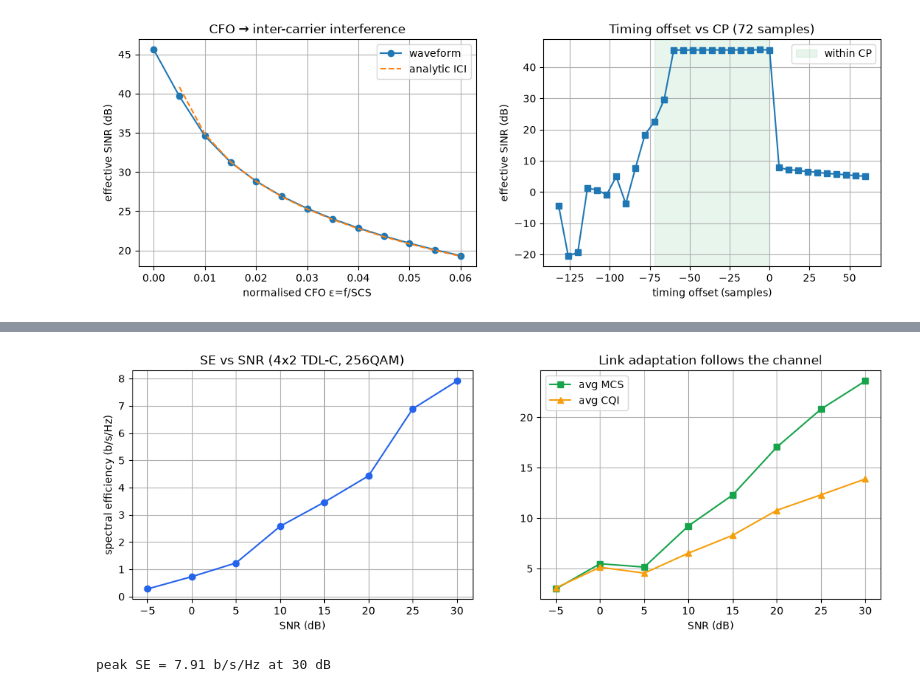
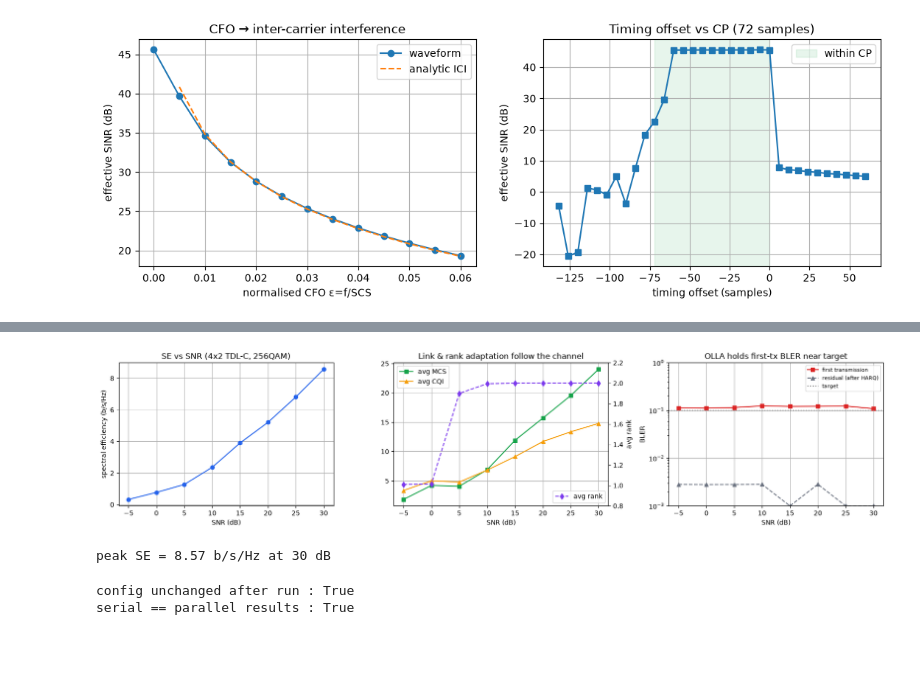
Before and after one commit to HelloSYQ/Claude, a Jupyter notebook: notebooks/NR_Downlink_Simulator_Guide.ipynb, the cells around one changed output, grey strips where cells are left out. Saved outputs shown, nothing was run; the diff lists cells and outputs as text; code cells hidden in the pictures; blank space fills up the shorter version.

```diff
--- a/notebooks/NR_Downlink_Simulator_Guide.ipynb
+++ b/notebooks/NR_Downlink_Simulator_Guide.ipynb
@@ -388,28 +545,51 @@ Here is a full SNR sweep for a 4×2 CDL-C link (256QAM, link-adaptation on).
 # %%
 from nrdlsim.config import SimConfig, HARQConfig
 from nrdlsim.link_simulator import NRDownlinkSimulator
 
 cfg = SimConfig(
     carrier=CarrierConfig(mu=1, n_size_grid=51),
     pdsch=PDSCHConfig(num_rb=51, num_layers=2, mcs_table=2),
     antenna=AntennaConfig(n_tx=4, n_rx=2),
     channel=ChannelConfig(model="TDL-C", delay_spread_ns=100, max_doppler_hz=100),
-    snr_db_range=(-5, 30, 5), num_slots=60)
+    snr_db_range=(-5, 30, 5), num_slots=400)
 results = NRDownlinkSimulator(cfg).run(n_jobs=-1)   # parallel across SNR points
 
 snrs = [r.snr_db for r in results]
 se   = [r.spectral_efficiency for r in results]
-fig,(a1,a2)=plt.subplots(1,2,figsize=(13,4))
+fig,(a1,a2,a3)=plt.subplots(1,3,figsize=(17,4))
 a1.plot(snrs, se, "o-", color="#2563eb"); a1.set_xlabel("SNR (dB)")
 a1.set_ylabel("spectral efficiency (b/s/Hz)"); a1.set_title("SE vs SNR (4x2 TDL-C, 256QAM)")
 a2.plot(snrs, [r.avg_mcs for r in results], "s-", color="#16a34a", label="avg MCS")
 a2.plot(snrs, [r.avg_cqi for r in results], "^-", color="#f59e0b", label="avg CQI")
-a2.set_xlabel("SNR (dB)"); a2.set_title("Link adaptation follows the channel"); a2.legend()
-plt.show()
+a2b = a2.twinx(); a2b.plot(snrs, [r.avg_rank for r in results], "d--", color="#7c3aed",
+                           label="avg rank")
+a2b.set_ylabel("avg rank"); a2b.set_ylim(0.8, 2.2); a2b.grid(False)
+a2.set_xlabel("SNR (dB)"); a2.set_title("Link & rank adaptation follow the channel")
+a2.legend(loc="upper left"); a2b.legend(loc="lower right")
+a3.semilogy(snrs, [r.bler for r in results], "s-", color="#dc2626",
+            label="first transmission")
+a3.semilogy(snrs, np.clip([r.residual_bler for r in results], 1e-3, 1), "^--",
+            color="#6b7280", label="residual (after HARQ)")
+a3.axhline(cfg.pdsch.target_bler, ls=":", color="gray", label="target")
+a3.set_ylim(1e-3, 1); a3.set_xlabel("SNR (dB)"); a3.set_ylabel("BLER")
+a3.set_title("OLLA holds first-tx BLER near target"); a3.legend(fontsize=8)
+plt.tight_layout(); plt.show()
 print(f"peak SE = {max(se):.2f} b/s/Hz at {snrs[int(np.argmax(se))]:.0f} dB")
 # %% [output]
-[figure, old version]
+[figure, new version]
-peak SE = 7.91 b/s/Hz at 30 dB
+peak SE = 8.57 b/s/Hz at 30 dB
+# %%
+# the simulator leaves the config untouched, so serial == parallel
+import copy
+cfg_small = copy.deepcopy(cfg); cfg_small.snr_db_range = (5, 25, 10); cfg_small.num_slots = 60
+snapshot = copy.deepcopy(cfg_small)
+ser = NRDownlinkSimulator(cfg_small).run(n_jobs=1)
+par = NRDownlinkSimulator(copy.deepcopy(snapshot)).run(n_jobs=-1)
+print("config unchanged after run :", cfg_small == snapshot)
+print("serial == parallel results :", ser == par)
+# %% [output]
+config unchanged after run : True
+serial == parallel results : True
 # %% [markdown]
 ## 14 · Validation & calibration
 
```
Also changed, not shown: parts of 20 cells of this notebook, 2 other files.
